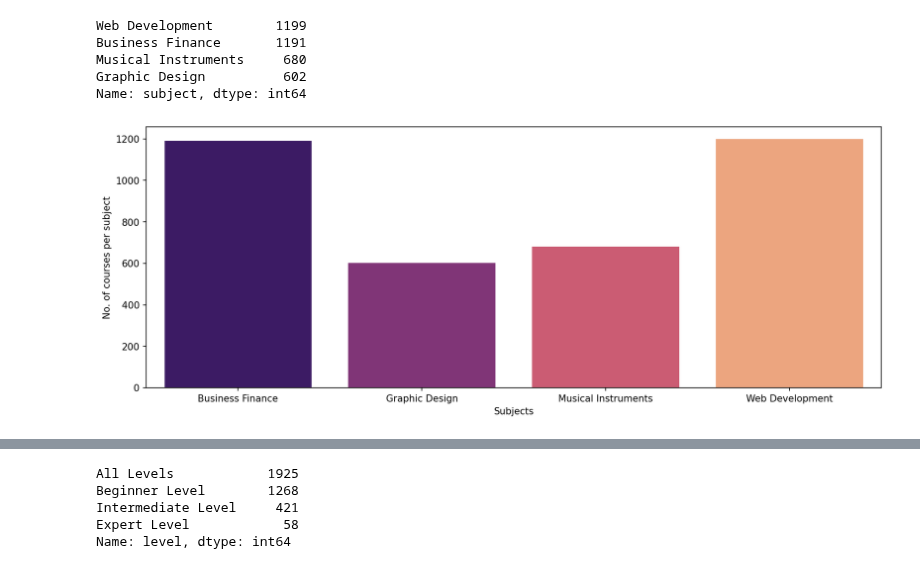
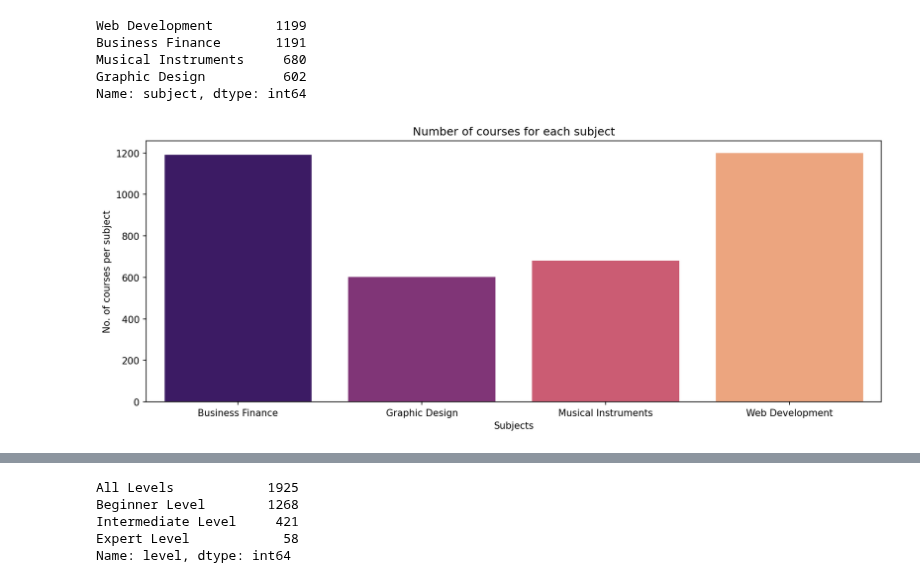
Before and after one commit to rohitcodism/ML-DS, a Jupyter notebook: Projects/Udemy Dataset Analysis/udemy.ipynb, the cells around one changed output, grey strips where cells are left out. Drawn from its saved outputs; the diff is of its cells as text; code cells hidden in the pictures.

```diff
--- a/Projects/Udemy Dataset Analysis/udemy.ipynb
+++ b/Projects/Udemy Dataset Analysis/udemy.ipynb
@@ -143,9 +210,9 @@ Graphic Design          602
 Name: subject, dtype: int64
 # %%
 plt.figure(figsize=(14,5), dpi=150)
-sns.countplot(data=dataset, x='subject', palette='magma')
+sns.countplot(data=dataset, x='subject', palette='magma').set(title ='Number of courses for each subject' )
 plt.xlabel('Subjects')
 plt.ylabel('No. of courses per subject')
 plt.show()
 # %% [output]
-[figure, old version]
+[figure, new version]
```
Also changed, not shown: parts of 29 cells of this notebook.
